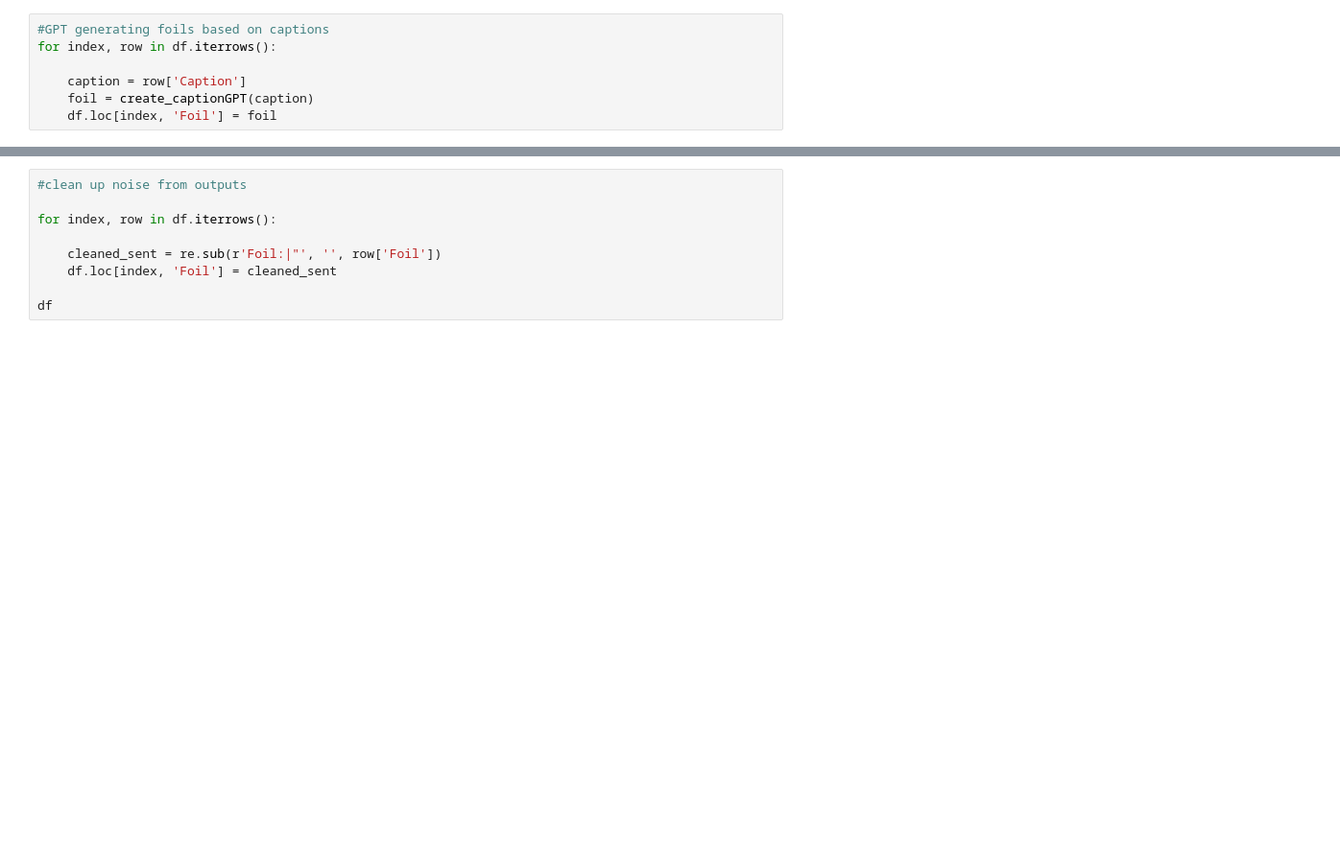
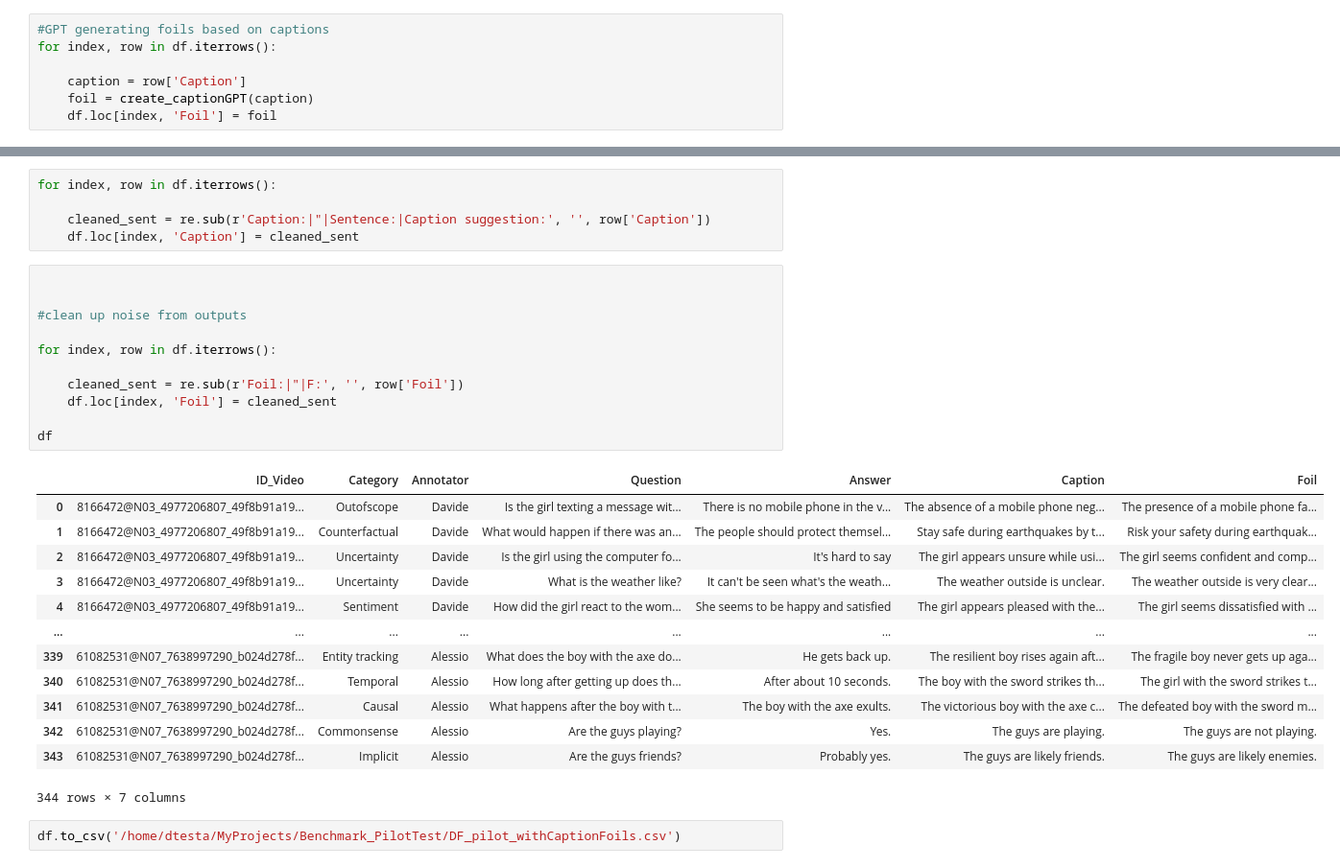
Before and after one commit to Caput97/Benchmark_PilotTest, a Jupyter notebook: prova.ipynb, the cells around one changed output, grey strips where cells are left out. Shown at 96% size. Saved outputs shown, nothing was run; the diff lists cells and outputs as text; blank space fills up the shorter version.

```diff
--- a/prova.ipynb
+++ b/prova.ipynb
@@ -225,9 +262,32 @@ for index, row in df.iterrows():
+# %%
+for index, row in df.iterrows():
+
+    cleaned_sent = re.sub(r'Caption:|"|Sentence:|Caption suggestion:', '', row['Caption'])
+    df.loc[index, 'Caption'] = cleaned_sent
 # %%
+
+
 #clean up noise from outputs
 
 for index, row in df.iterrows():
 
-    cleaned_sent = re.sub(r'Foil:|"', '', row['Foil'])
+    cleaned_sent = re.sub(r'Foil:|"|F:', '', row['Foil'])
     df.loc[index, 'Foil'] = cleaned_sent
 
 df
+# %% [output]
+|  | ID_Video | Category | Annotator | Question | Answer | Caption | Foil |
+| 0 | 8166472@N03_4977206807_49f8b91a19... | Outofscope | Davide | Is the girl texting a message wit... | There is no mobile phone in the v... | The absence of a mobile phone neg... | The presence of a mobile phone fa... |
+| 1 | 8166472@N03_4977206807_49f8b91a19... | Counterfactual | Davide | What would happen if there was an... | The people should protect themsel... | Stay safe during earthquakes by t... | Risk your safety during earthquak... |
+| 2 | 8166472@N03_4977206807_49f8b91a19... | Uncertainty | Davide | Is the girl using the computer fo... | It's hard to say | The girl appears unsure while usi... | The girl seems confident and comp... |
+| 3 | 8166472@N03_4977206807_49f8b91a19... | Uncertainty | Davide | What is the weather like? | It can't be seen what's the weath... | The weather outside is unclear. | The weather outside is very clear... |
+| 4 | 8166472@N03_4977206807_49f8b91a19... | Sentiment | Davide | How did the girl react to the wom... | She seems to be happy and satisfied | The girl appears pleased with the... | The girl seems dissatisfied with ... |
+| ... | ... | ... | ... | ... | ... | ... | ... |
+| 339 | 61082531@N07_7638997290_b024d278f... | Entity tracking | Alessio | What does the boy with the axe do... | He gets back up. | The resilient boy rises again aft... | The fragile boy never gets up aga... |
+| 340 | 61082531@N07_7638997290_b024d278f... | Temporal | Alessio | How long after getting up does th... | After about 10 seconds. | The boy with the sword strikes th... | The girl with the sword strikes t... |
+| 341 | 61082531@N07_7638997290_b024d278f... | Causal | Alessio | What happens after the boy with t... | The boy with the axe exults. | The victorious boy with the axe c... | The defeated boy with the sword m... |
+| 342 | 61082531@N07_7638997290_b024d278f... | Commonsense | Alessio | Are the guys playing? | Yes. | The guys are playing. | The guys are not playing. |
+| 343 | 61082531@N07_7638997290_b024d278f... | Implicit | Alessio | Are the guys friends? | Probably yes. | The guys are likely friends. | The guys are likely enemies. |
+344 rows × 7 columns
+# %%
+df.to_csv('/home/dtesta/MyProjects/Benchmark_PilotTest/DF_pilot_withCaptionFoils.csv')
```
Also changed, not shown: parts of 8 cells of this notebook, 6 other files.
